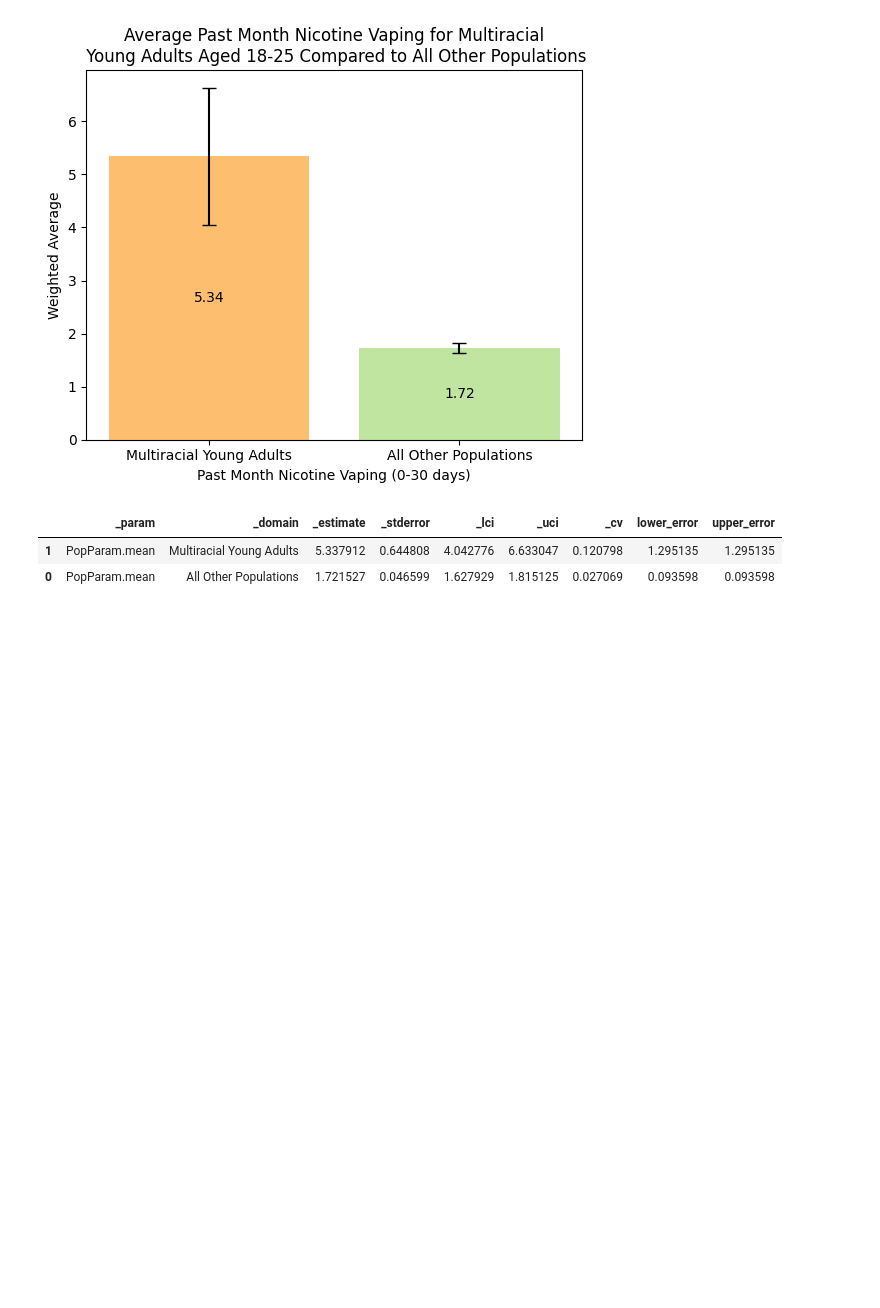
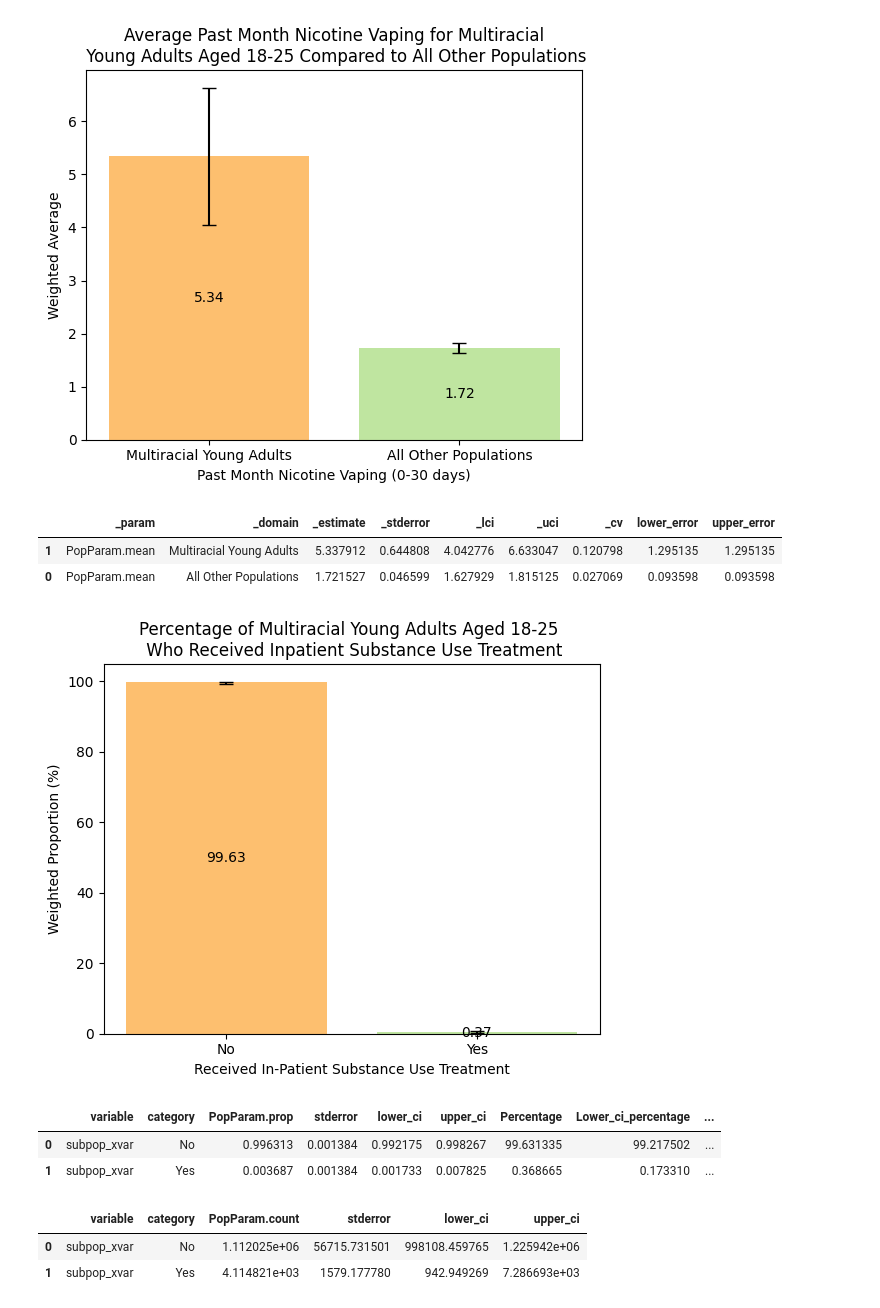
Before and after one commit to Platt-John/John-Platt-DA-401-Project, a Jupyter notebook: code/DA_401_Data_Exploration.ipynb, the cells around one changed output. Saved outputs shown, nothing was run; the diff lists cells and outputs as text; code cells hidden in the pictures; blank space fills up the shorter version.

```diff
--- a/code/DA_401_Data_Exploration.ipynb
+++ b/code/DA_401_Data_Exploration.ipynb
@@ -425,3 +445,18 @@ mean_comp(nsduh_2023,"IRNICVAP30N",'Past Month Nicotine Vaping (0-30 days)',0,'A
 |  | _param | _domain | _estimate | _stderror | _lci | _uci | _cv | lower_error | upper_error |
 | 1 | PopParam.mean | Multiracial Young Adults | 5.337912 | 0.644808 | 4.042776 | 6.633047 | 0.120798 | 1.295135 | 1.295135 |
 | 0 | PopParam.mean | All Other Populations | 1.721527 | 0.046599 | 1.627929 | 1.815125 | 0.027069 | 0.093598 | 0.093598 |
+# %%
+#Examine substance use treatment frequencies among multiracial young adults aged 18-25
+rel_freq_barplot(nsduh_2023,'SUTINPPY','Received In-Patient Substance Use Treatment',0,"Percentage of Multiracial Young Adults Aged 18-25 \n Who Received Inpatient Substance Use Treatment")
+# %% [output]
+[figure, added]
+|  | variable | category | PopParam.prop | stderror | lower_ci | upper_ci | Percentage | Lower_ci_percentage | ... |
+| 0 | subpop_xvar | No | 0.996313 | 0.001384 | 0.992175 | 0.998267 | 99.631335 | 99.217502 | ... |
+| 1 | subpop_xvar | Yes | 0.003687 | 0.001384 | 0.001733 | 0.007825 | 0.368665 | 0.173310 | ... |
+# %%
+#Compute counts/frequencies (weighted to represent the totals for multiracial young adults in the U.S. population)
+frequencies(nsduh_2023,'SUTINPPY',na_rm=True)
+# %% [output]
+|  | variable | category | PopParam.count | stderror | lower_ci | upper_ci |
+| 0 | subpop_xvar | No | 1.112025e+06 | 56715.731501 | 998108.459765 | 1.225942e+06 |
+| 1 | subpop_xvar | Yes | 4.114821e+03 | 1579.177780 | 942.949269 | 7.286693e+03 |
```
Also changed, not shown: parts of 4 cells of this notebook, 2 other files.
